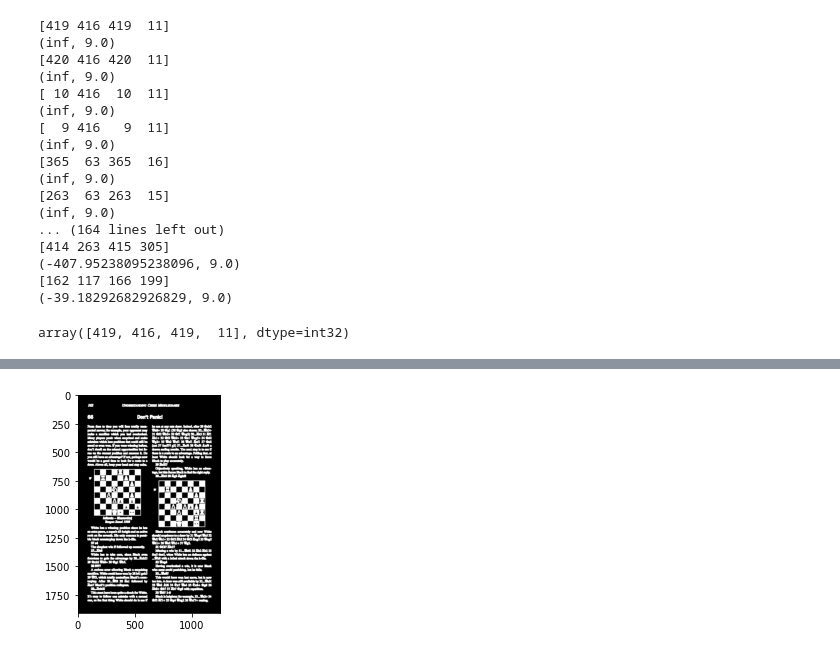
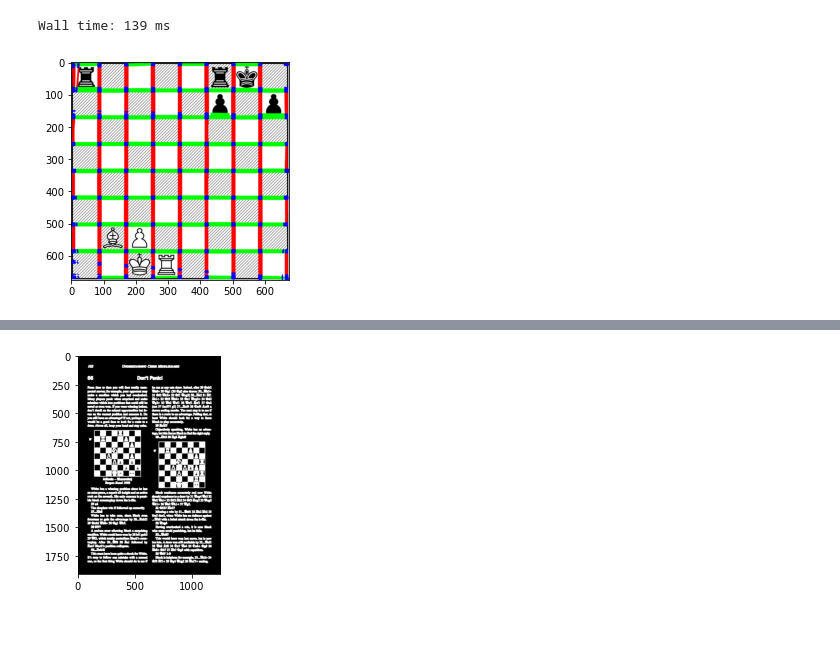
Before and after one commit to jamarshon/chesspdftofen, a Jupyter notebook: chesspdftofen/mynotebook.ipynb, the cells around one changed output, grey strips where cells are left out. Cells and saved outputs as stored; diff of their text form; code cells hidden in the pictures; blank space fills up the shorter version.

```diff
--- a/chesspdftofen/mynotebook.ipynb
+++ b/chesspdftofen/mynotebook.ipynb
@@ -130,35 +127,29 @@ def find_intersection(line1, line2):
     x1, y1, x2, y2 = line1[0], line1[1], line1[2], line1[3]
     x3, y3, x4, y4 = line2[0], line2[1], line2[2], line2[3]
     # compute determinant
-    Px = ((x1*y2 - y1*x2)*(x3-x4) - (x1-x2)*(x3*y4 - y3*x4))/ ((x1-x2)*(y3-y4 - (y1-y2)*(x3-x4)))
-    Py = ((x1*y2 - y1*x2)*(y3-y4) - (y1-y2)*(x3*y4 - y3*x4))/ ((x1-x2)*(y3-y4) - (y1-y2)*(x3-x4))
+    det = (x1-x2)*(y3-y4) - (y1-y2)*(x3-x4)
+    # parallel or same line
+    if det == 0:
+      return np.inf, np.inf
+    Px = ((x1*y2 - y1*x2)*(x3-x4) - (x1-x2)*(x3*y4 - y3*x4))/ det
+    Py = ((x1*y2 - y1*x2)*(y3-y4) - (y1-y2)*(x3*y4 - y3*x4))/ det
     return Px, Py
 # %%
+%%time
+# cdstP = cv2.cvtColor(potential_board, cv2.COLOR_GRAY2RGB)
 lh, lw = lap2.shape
+pts = []
 for hl in hls:
   for vl in vls:
     ix, iy = find_intersection(hl, vl)
-    if 0 <= ix <= lh and 0 <= iy <=
-    break
+    if 0 <= ix <= lh and 0 <= iy <= lw:
+      pt = (int(ix), int(iy))
+      pts.append(pt)
+
+for pt in pts:
+  cv2.circle(cdstP, pt, 2, (255, 0, 0), -1)
+sw(cdstP)
+# cv2.imwrite('../data/dev/edge th2 laplacian houghlineP intersect.png', cdstP)
 # %% [output]
-[419 416 419  11]
-(inf, 9.0)
-[420 416 420  11]
-(inf, 9.0)
-[ 10 416  10  11]
-(inf, 9.0)
-[  9 416   9  11]
-(inf, 9.0)
-[365  63 365  16]
-(inf, 9.0)
-[263  63 263  15]
-(inf, 9.0)
-... (164 lines left out)
-[414 263 415 305]
-(-407.95238095238096, 9.0)
-[162 117 166 199]
-(-39.18292682926829, 9.0)
+Wall time: 139 ms
+[figure, added]
-# %%
-hl
-# %% [output]
-array([419, 416, 419,  11], dtype=int32)
```
Also changed, not shown: parts of 16 cells of this notebook, 6 other files.
